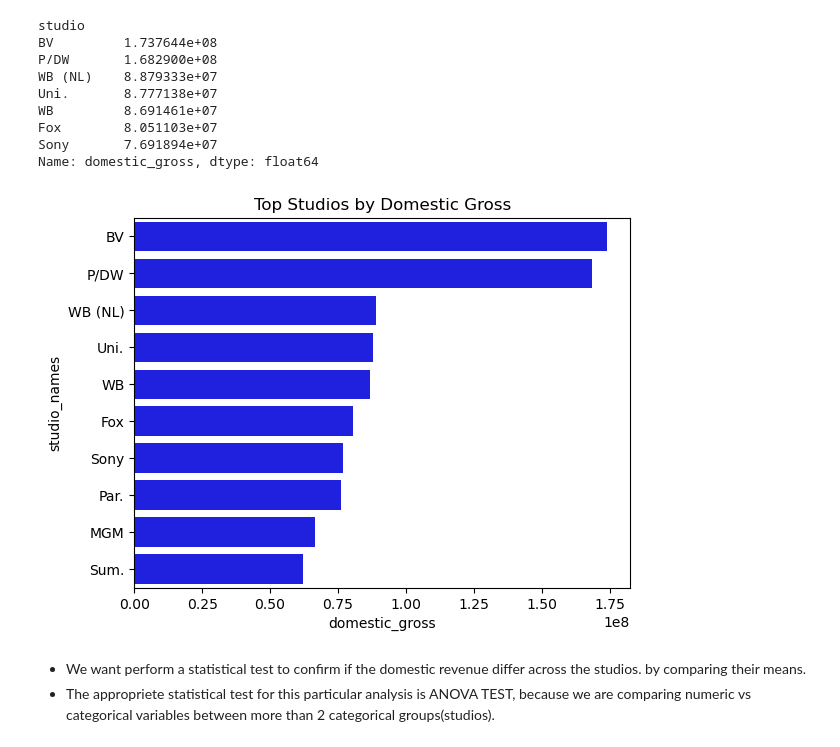
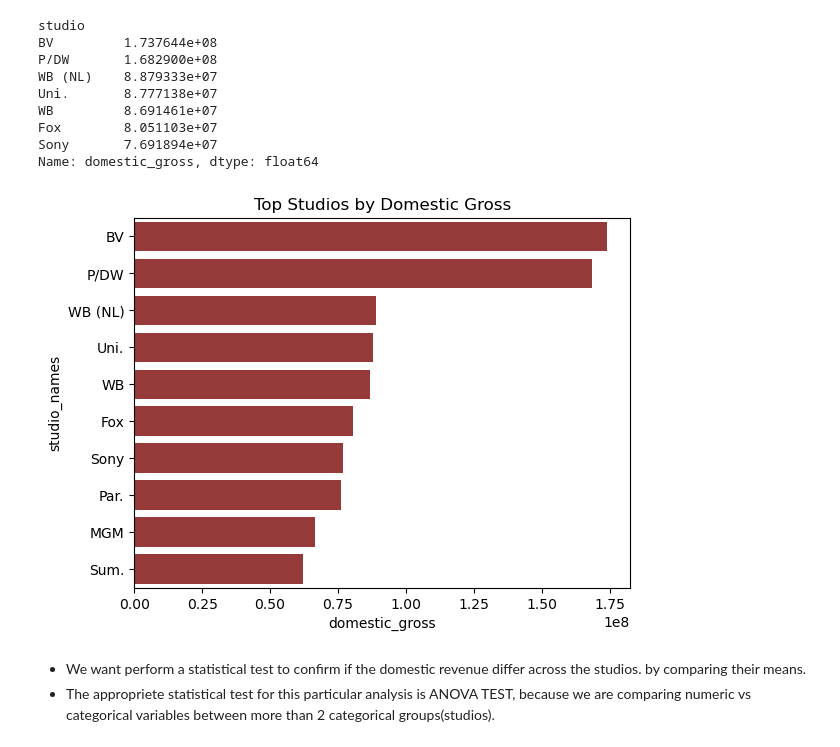
Before and after one commit to Meshack7468/PROJECT-2, a Jupyter notebook: index.ipynb, the cells around one changed output. Cells and saved outputs as stored; diff of their text form; code cells hidden in the pictures.

```diff
--- a/index.ipynb
+++ b/index.ipynb
@@ -302,14 +346,14 @@ Name: domestic_gross, dtype: float64
 # %%
 #Top studio by domestic gross
 studio_by_revenue =movie_gross_df.groupby("studio")["domestic_gross"].mean().sort_values(ascending=False).head(10)
 
-sns.barplot(x=studio_by_revenue.values, y=studio_by_revenue.index, color="blue")
+sns.barplot(x=studio_by_revenue.values, y=studio_by_revenue.index, color="brown")
 plt.title("Top Studios by Domestic Gross")
 plt.xlabel("domestic_gross")
 plt.ylabel("studio_names")
 plt.show()
 # %% [output]
-[figure, old version]
+[figure, new version]
 # %% [markdown]
 * We want perform a statistical test to confirm if the domestic revenue differ across the studios.
 by comparing their means.
```
Also changed, not shown: parts of 40 cells of this notebook.
